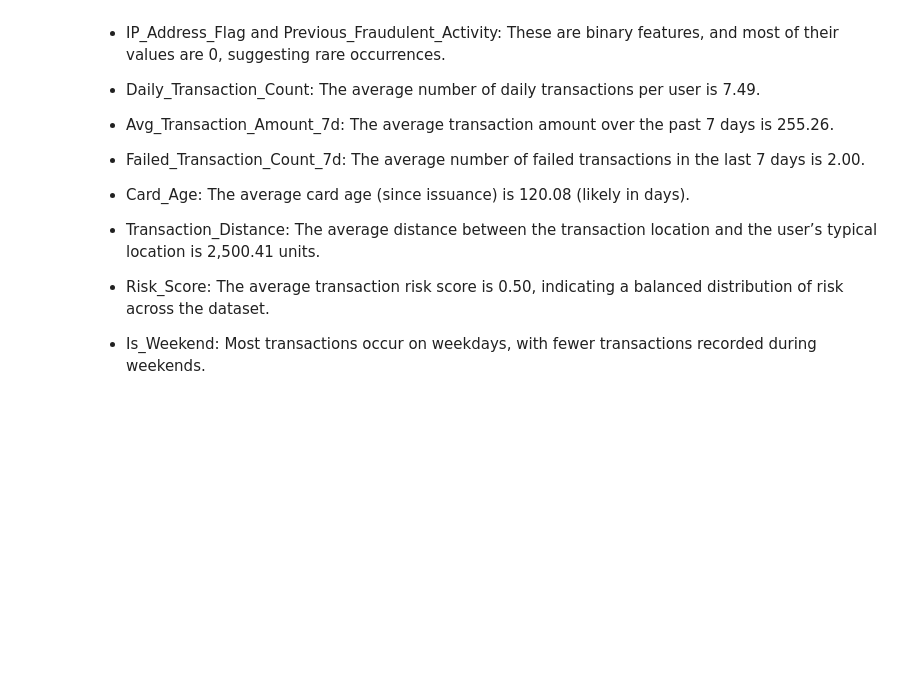
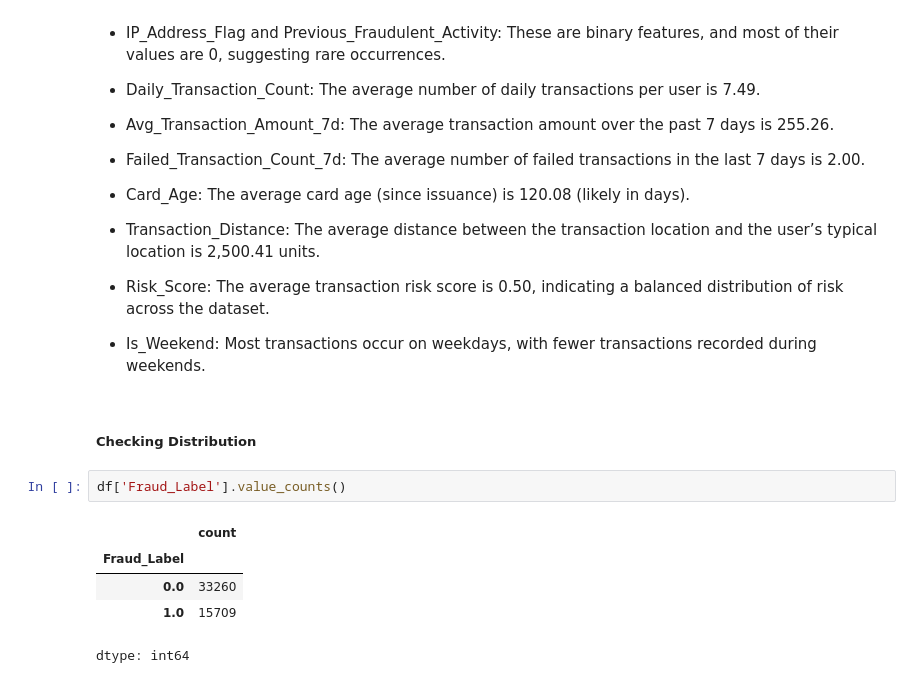
Before and after one commit to Farazmghm/fraud_detection, a Jupyter notebook: Credit_card_fraud_detection.ipynb, the cells around one changed output. Drawn from its saved outputs; the diff is of its cells as text; blank space fills up the shorter version.

Commit message:
Distribution

```diff
--- a/Credit_card_fraud_detection.ipynb
+++ b/Credit_card_fraud_detection.ipynb
@@ -198,3 +200,13 @@ high variance across the data.
 * Risk_Score: The average transaction risk score is 0.50, indicating a balanced distribution of risk across the dataset.
 
 * Is_Weekend: Most transactions occur on weekdays, with fewer transactions recorded during weekends.
+# %% [markdown]
+##### Checking Distribution
+# %%
+df['Fraud_Label'].value_counts()
+# %% [output]
+|  | count |
+| Fraud_Label |  |
+| 0.0 | 33260 |
+| 1.0 | 15709 |
+dtype: int64
```
Also changed, not shown: parts of 1 cell of this notebook.
